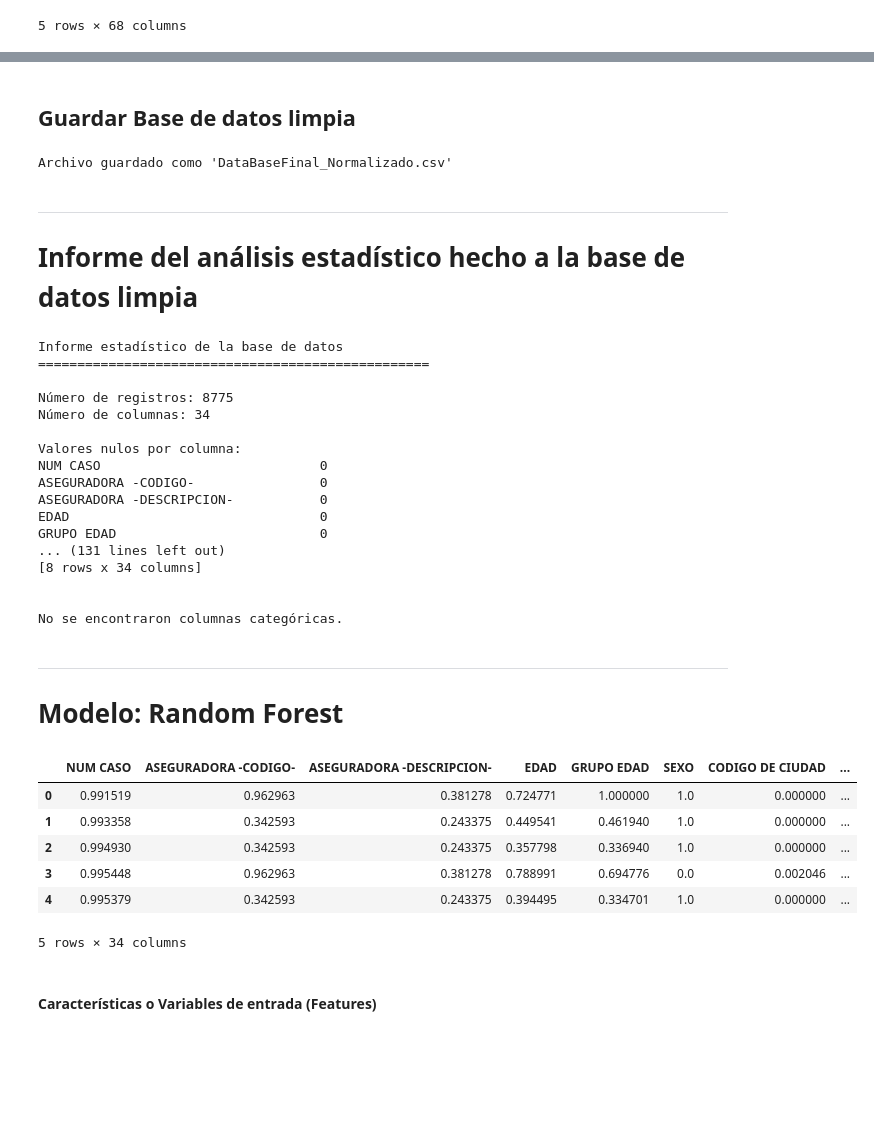
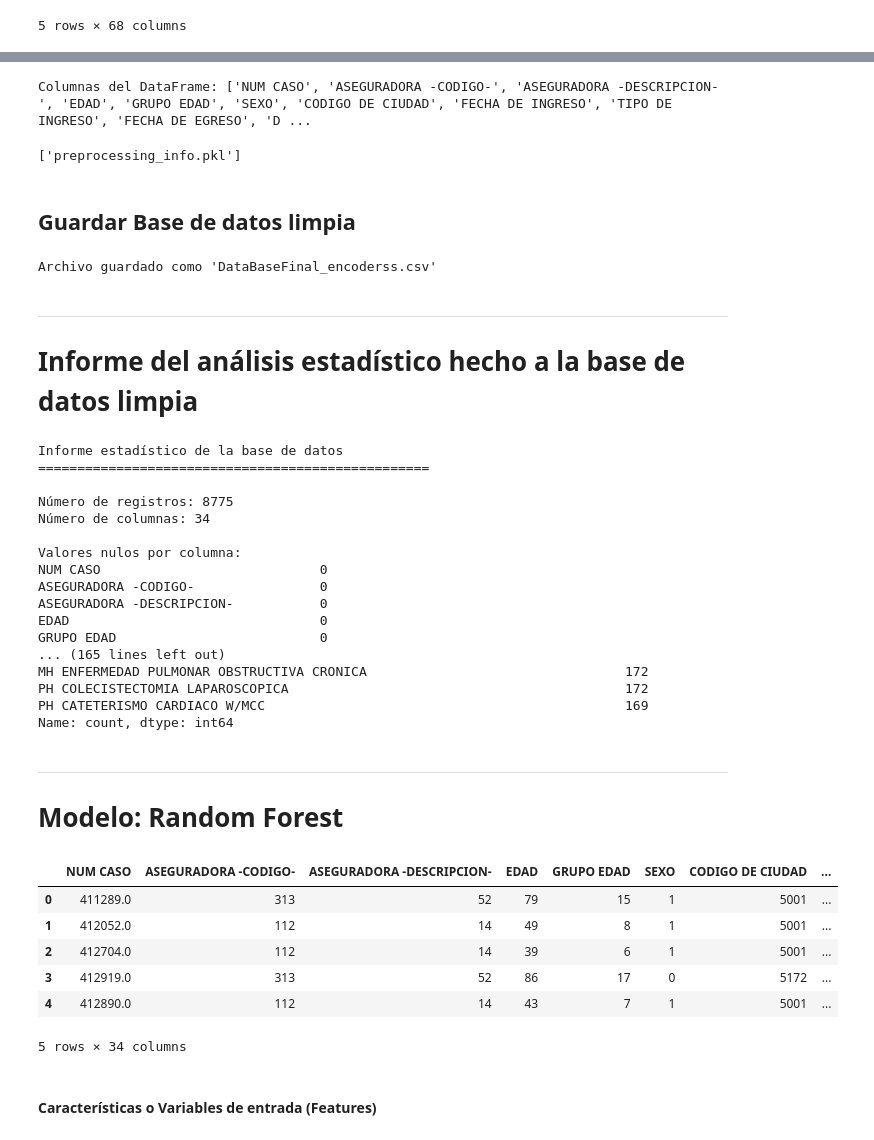
Before and after one commit to LuEnciso21/grd-predictor-baseline, a Jupyter notebook: PFInfoMed.ipynb, the cells around one changed output, grey strips where cells are left out. Saved outputs shown, nothing was run; the diff lists cells and outputs as text; code cells hidden in the pictures; blank space fills up the shorter version.

```diff
--- a/PFInfoMed.ipynb
+++ b/PFInfoMed.ipynb
@@ -444,3 +371,24 @@ df_filtered.head()
+# %%
+print("Columnas del DataFrame:", df_filtered.columns.tolist())
+# %% [output]
+Columnas del DataFrame: ['NUM CASO', 'ASEGURADORA -CODIGO-', 'ASEGURADORA -DESCRIPCION-', 'EDAD', 'GRUPO EDAD', 'SEXO', 'CODIGO DE CIUDAD', 'FECHA DE INGRESO', 'TIPO DE INGRESO', 'FECHA DE EGRESO', 'D ...
+# %%
+preprocessing_info = {
+    "columnas_categoricas": columnas_categoricas,
+    "columnas_eliminadas": todas_a_eliminar,
+    "normalizaciones": normalizaciones,
+    "top_grds": top_grds.tolist(),
+    "mapas_manual": {
+        'SEXO': {'M': 1, 'F': 0},
+        'CUIDADOS INTENSIVOS': {'SI': 1, 'NO': 0},
+        'INFECCIONES': {'SI': 1, 'NO': 0},
+        'INFECCION QUIRURGICA': {'SI': 1, 'NO': 0}
+    }
+}
+
+joblib.dump(preprocessing_info, "preprocessing_info.pkl")
+# %% [output]
+['preprocessing_info.pkl']
 # %% [markdown]
 ## **Guardar Base de datos limpia**
 # %%
@@ -450,16 +398,16 @@ df_filtered.head()
 # Se guarda el DataFrame limpio y normalizado para futuras etapas del pipeline.
 # ==============================================================================
 
-df_filtered.to_csv('DataBaseFinal_Normalizado.csv', index=False, sep=';')
-print("Archivo guardado como 'DataBaseFinal_Normalizado.csv'")
+df_filtered.to_csv('DataBaseFinal_encoderss.csv', index=False, sep=';')
+print("Archivo guardado como 'DataBaseFinal_encoderss.csv'")
 # %% [output]
-Archivo guardado como 'DataBaseFinal_Normalizado.csv'
+Archivo guardado como 'DataBaseFinal_encoderss.csv'
 # %% [markdown]
 <hr>
 
 # **Informe del análisis estadístico hecho a la base de datos limpia**
 # %%
-archivo_csv = 'DataBaseFinal_Normalizado.csv'
+archivo_csv = 'DataBaseFinal_encoderss.csv'
 df_informe_limpio = pd.read_csv(archivo_csv,sep=';')
 mostrar_informe(df_informe_limpio)
 # %% [output]
@@ -475,26 +423,26 @@ ASEGURADORA -CODIGO-                0
 ASEGURADORA -DESCRIPCION-           0
 EDAD                                0
 GRUPO EDAD                          0
-... (131 lines left out)
-[8 rows x 34 columns]
-
-
-No se encontraron columnas categóricas.
+... (165 lines left out)
+MH ENFERMEDAD PULMONAR OBSTRUCTIVA CRONICA                                 172
+PH COLECISTECTOMIA LAPAROSCOPICA                                           172
+PH CATETERISMO CARDIACO W/MCC                                              169
+Name: count, dtype: int64
 # %% [markdown]
 <hr>
 
 # **Modelo: Random Forest**
 # %%
-archivo_csv = 'DataBaseFinal_Normalizado.csv'
+archivo_csv = 'DataBaseFinal_encoderss.csv'
 df_inf = pd.read_csv(archivo_csv,sep=';')
 df_inf.head()
 # %% [output]
 |  | NUM CASO | ASEGURADORA -CODIGO- | ASEGURADORA -DESCRIPCION- | EDAD | GRUPO EDAD | SEXO | CODIGO DE CIUDAD | ... |
-| 0 | 0.991519 | 0.962963 | 0.381278 | 0.724771 | 1.000000 | 1.0 | 0.000000 | ... |
-| 1 | 0.993358 | 0.342593 | 0.243375 | 0.449541 | 0.461940 | 1.0 | 0.000000 | ... |
-| 2 | 0.994930 | 0.342593 | 0.243375 | 0.357798 | 0.336940 | 1.0 | 0.000000 | ... |
-| 3 | 0.995448 | 0.962963 | 0.381278 | 0.788991 | 0.694776 | 0.0 | 0.002046 | ... |
-| 4 | 0.995379 | 0.342593 | 0.243375 | 0.394495 | 0.334701 | 1.0 | 0.000000 | ... |
+| 0 | 411289.0 | 313 | 52 | 79 | 15 | 1 | 5001 | ... |
+| 1 | 412052.0 | 112 | 14 | 49 | 8 | 1 | 5001 | ... |
+| 2 | 412704.0 | 112 | 14 | 39 | 6 | 1 | 5001 | ... |
+| 3 | 412919.0 | 313 | 52 | 86 | 17 | 0 | 5172 | ... |
+| 4 | 412890.0 | 112 | 14 | 43 | 7 | 1 | 5001 | ... |
 5 rows × 34 columns
 # %% [markdown]
 ####  Características o Variables de entrada (Features)
```
Also changed, not shown: parts of 14 cells of this notebook, 25 other files.
